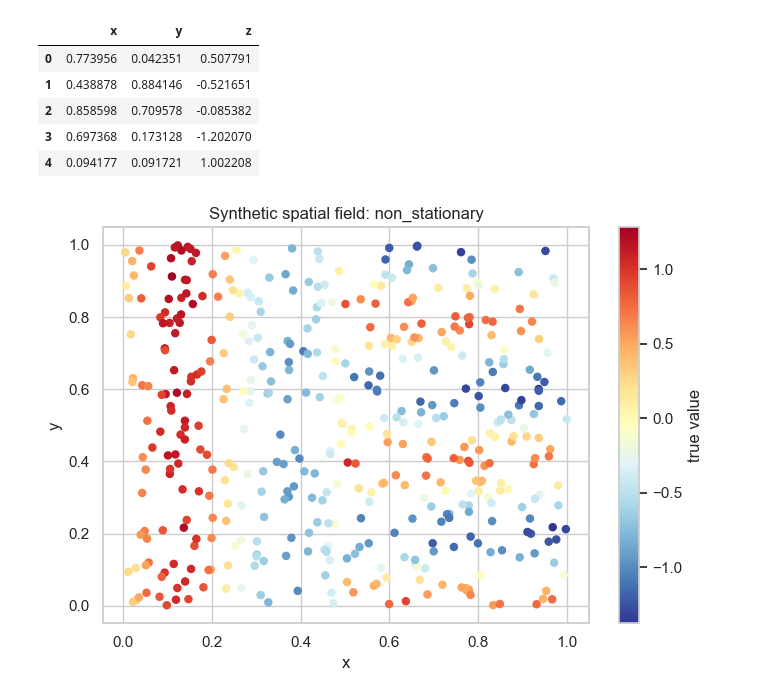
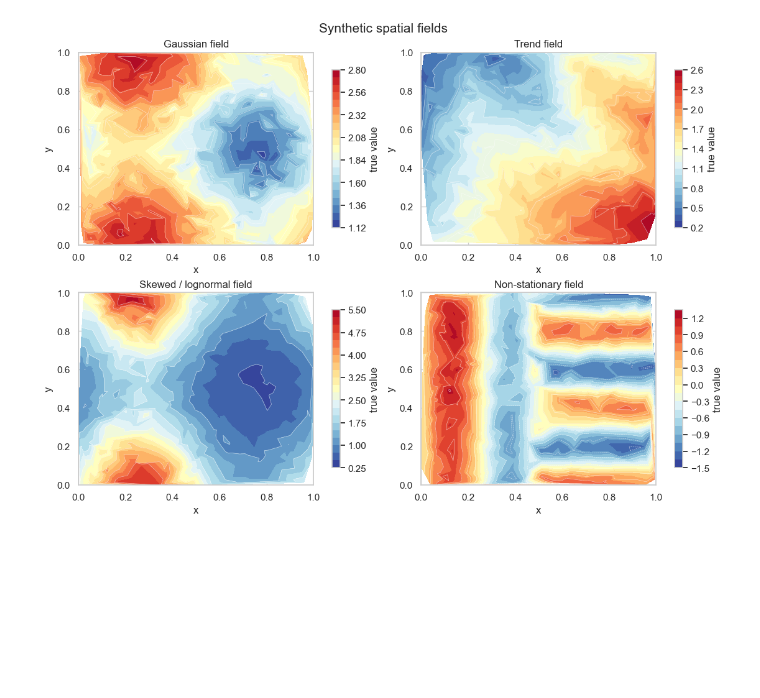
Before and after one commit to shu-ming0808/use_ML_with_kriging, a Jupyter notebook: main/05_paper_reproduction_simulation.ipynb, the cells around one changed output. Saved outputs shown, nothing was run; the diff lists cells and outputs as text; code cells hidden in the pictures; blank space fills up the shorter version.

Commit message:
add four edition simulate data

```diff
--- a/main/05_paper_reproduction_simulation.ipynb
+++ b/main/05_paper_reproduction_simulation.ipynb
@@ -9,4 +10,6 @@
 # %%
+from pathlib import Path
+
 import numpy as np
 import pandas as pd
 import matplotlib.pyplot as plt
@@ -30,8 +33,19 @@ from sklearn.tree import DecisionTreeRegressor
 from pykrige.ok import OrdinaryKriging
 
 sns.set_theme(style='whitegrid')
-rng = np.random.default_rng(42)
-CASE_TYPE = 'non_stationary'
+
+ROOT = Path.cwd().parent if Path.cwd().name == 'main' else Path.cwd()
+OUTPUT_DIR = ROOT / '輸出圖片'
+OUTPUT_DIR.mkdir(parents=True, exist_ok=True)
+
+CASE_TYPES = ['gaussian', 'trend', 'skewed_lognormal', 'non_stationary']
+CASE_LABELS = {
+    'gaussian': 'Gaussian field',
+    'trend': 'Trend field',
+    'skewed_lognormal': 'Skewed / lognormal field',
+    'non_stationary': 'Non-stationary field',
+}
 N = 450
-print({'case_type': CASE_TYPE, 'n': N})
+RANDOM_STATE = 42
+print({'case_types': CASE_TYPES, 'n_per_case': N})
 # %% [output]
@@ -43,35 +57,45 @@ synthetic field 代表未知的 true spatial process。不同公式會產生不
 # %%
-def generate_field(case_type, n):
+def generate_field(case_type, n, seed=42):
+    rng = np.random.default_rng(seed)
     x = rng.uniform(0, 1, n)
     y = rng.uniform(0, 1, n)
     noise = rng.normal(0, 0.08, n)
+
     if case_type == 'gaussian':
-        z = 2.0 + np.sin(2*np.pi*x) * 0.4 + np.cos(2*np.pi*y) * 0.3 + noise
+        z = 2.0 + 0.4 * np.sin(2 * np.pi * x) + 0.3 * np.cos(2 * np.pi * y) + noise
     elif case_type == 'trend':
-        z = 1.0 + 1.4*x - 0.8*y + 0.25*np.sin(4*np.pi*x*y) + noise
+        z = 1.0 + 1.4 * x - 0.8 * y + 0.25 * np.sin(4 * np.pi * x * y) + noise
     elif case_type == 'skewed_lognormal':
-        base = 0.4 + 0.7*np.sin(2*np.pi*x) + 0.5*np.cos(2*np.pi*y) + noise
+        base = 0.4 + 0.7 * np.sin(2 * np.pi * x) + 0.5 * np.cos(2 * np.pi * y) + noise
         z = np.exp(base)
+    elif case_type == 'non_stationary':
+        left = np.sin(4 * np.pi * x) + 0.2 * y
+        right = np.cos(5 * np.pi * y) - 0.3 * x
+        z = np.where(x < 0.5, left, right) + noise
     else:
-        left = np.sin(4*np.pi*x) + 0.2*y
-        right = np.cos(5*np.pi*y) - 0.3*x
-        z = np.where(x < 0.5, left, right) + noise
-    return pd.DataFrame({'x': x, 'y': y, 'z': z})
+        raise ValueError(f'Unknown case_type: {case_type}')
 
-sim = generate_field(CASE_TYPE, N)
-display(sim.head())
-plt.figure(figsize=(7, 5))
-plt.scatter(sim['x'], sim['y'], c=sim['z'], cmap='RdYlBu_r', s=26)
-plt.colorbar(label='true value')
-plt.title(f'Synthetic spatial field: {CASE_TYPE}')
-plt.xlabel('x')
-plt.ylabel('y')
-plt.tight_layout()
+    return pd.DataFrame({'case_type': case_type, 'x': x, 'y': y, 'z': z})
+
+simulations = {
+    case_type: generate_field(case_type, N, seed=RANDOM_STATE + i * 100)
+    for i, case_type in enumerate(CASE_TYPES)
+}
+
+fig, axes = plt.subplots(2, 2, figsize=(11, 8), constrained_layout=True)
+for ax, case_type in zip(axes.ravel(), CASE_TYPES):
+    sim = simulations[case_type]
+    cf = ax.tricontourf(sim['x'], sim['y'], sim['z'], levels=24, cmap='RdYlBu_r')
+    ax.tricontour(sim['x'], sim['y'], sim['z'], levels=10, colors='white', linewidths=0.45, alpha=0.65)
+    ax.set_title(CASE_LABELS[case_type])
+    ax.set_xlabel('x')
+    ax.set_ylabel('y')
+    ax.set_xlim(0, 1)
+    ax.set_ylim(0, 1)
+    fig.colorbar(cf, ax=ax, shrink=0.82, label='true value')
+
+fig.suptitle('Synthetic spatial fields', fontsize=15)
+fig.savefig(OUTPUT_DIR / 'simulate_fields_2x2.png', dpi=160, bbox_inches='tight')
+plt.show()
 # %% [output]
-|  | x | y | z |
-| 0 | 0.773956 | 0.042351 | 0.507791 |
-| 1 | 0.438878 | 0.884146 | -0.521651 |
-| 2 | 0.858598 | 0.709578 | -0.085382 |
-| 3 | 0.697368 | 0.173128 | -1.202070 |
-| 4 | 0.094177 | 0.091721 | 1.002208 |
-[figure, old version]
+[figure, new version]
```
Also changed, not shown: parts of 20 cells of this notebook.
